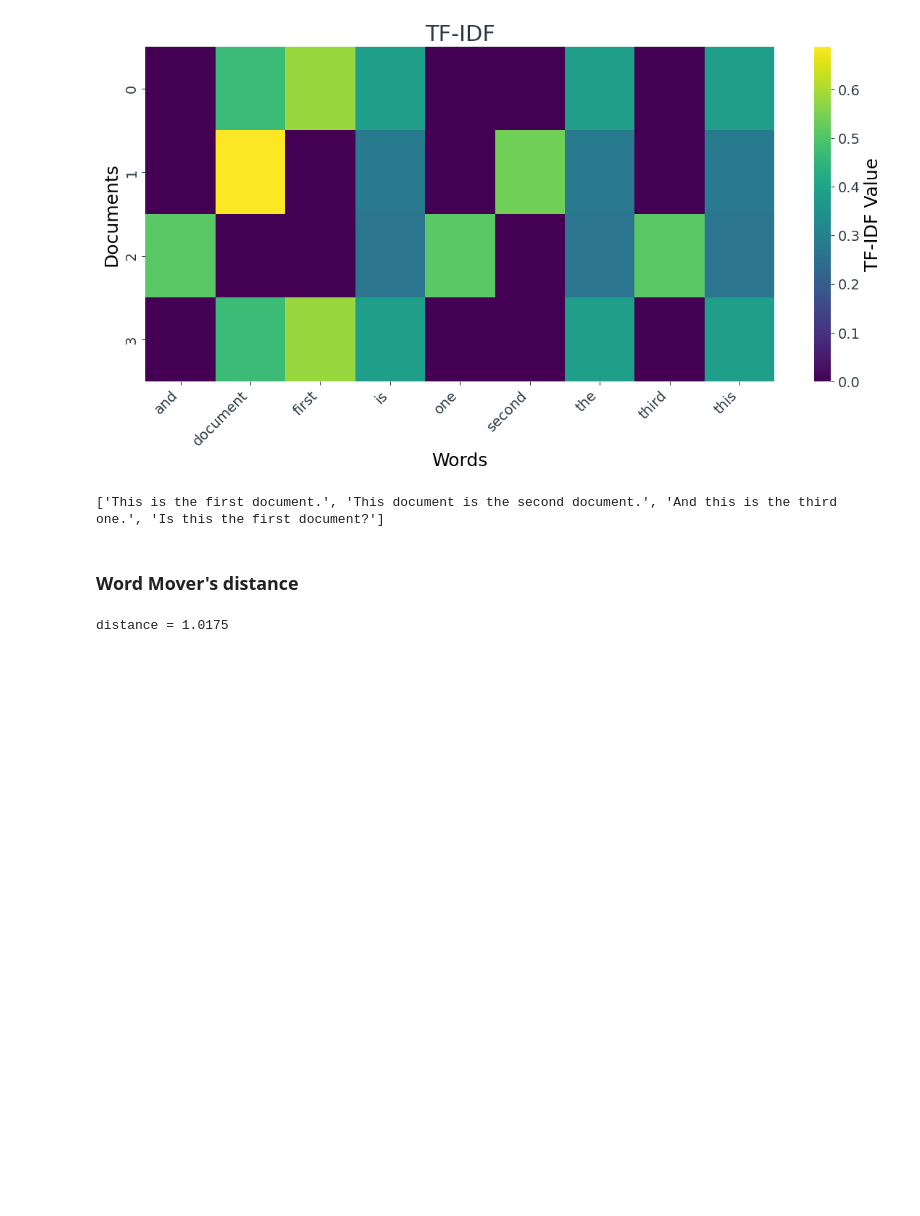
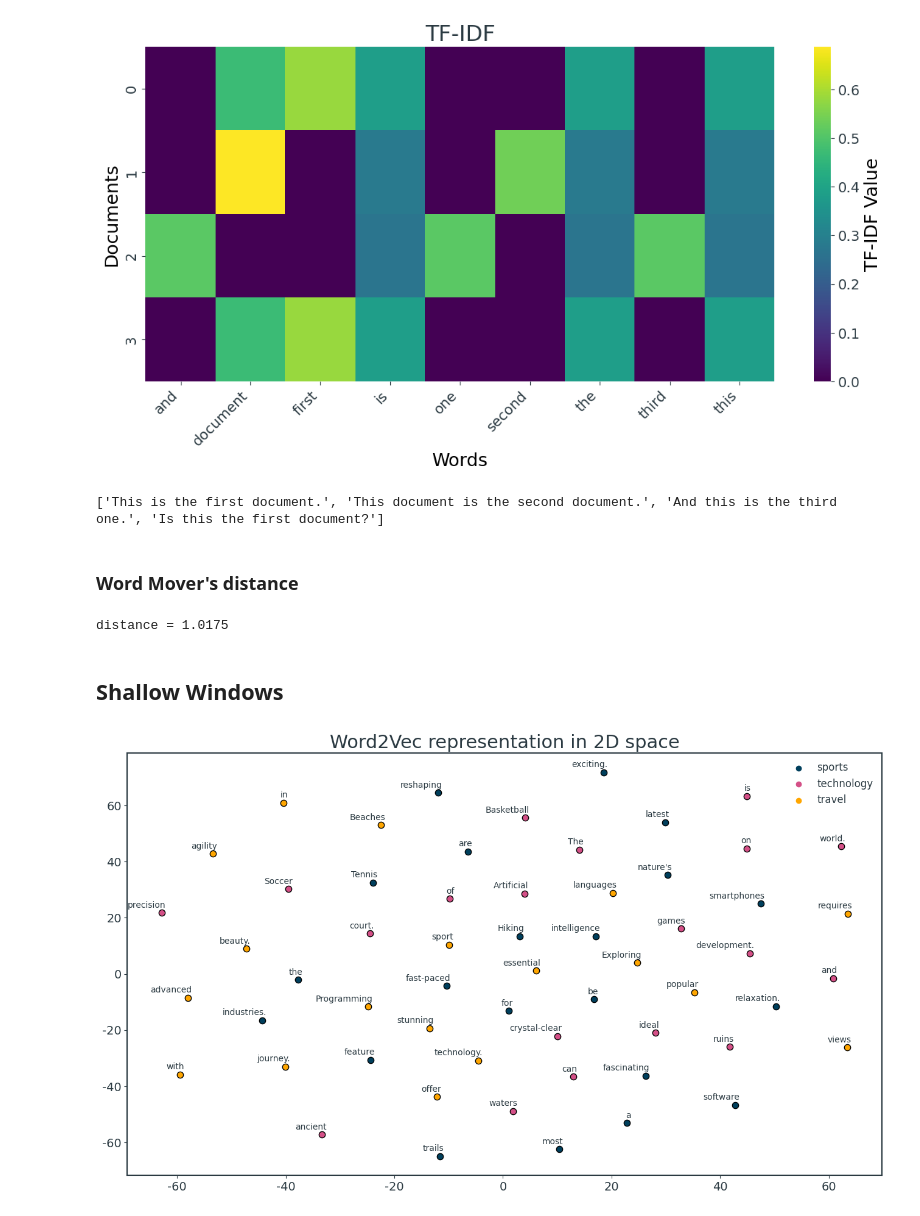
Before and after one commit to micheledinelli/text-distances, a Jupyter notebook: text-distance-analysis.ipynb, the cells around one changed output. Saved outputs shown, nothing was run; the diff lists cells and outputs as text; code cells hidden in the pictures; blank space fills up the shorter version.

```diff
--- a/text-distance-analysis.ipynb
+++ b/text-distance-analysis.ipynb
@@ -279,3 +339,71 @@ distance = model.wmdistance(sentence_obama, sentence_president)
 print('distance = %.4f' % distance)
 # %% [output]
 distance = 1.0175
+# %% [markdown]
+## Shallow Windows
+# %%
+from gensim.models import Word2Vec
+from sklearn.manifold import TSNE
+import matplotlib.pyplot as plt
+
+# Sample sentences for training
+sports_sentences = [
+    "Soccer is the most popular sport in the world.",
+    "Basketball games are fast-paced and exciting.",
+    "Tennis requires precision and agility on the court.",
+]
+
+technology_sentences = [
+    "Artificial intelligence is reshaping industries.",
+    "Programming languages are essential for software development.",
+    "The latest smartphones feature advanced technology.",
+]
+
+travel_sentences = [
+    "Exploring ancient ruins can be a fascinating journey.",
+    "Beaches with crystal-clear waters are ideal for relaxation.",
+    "Hiking trails offer stunning views of nature's beauty.",
+]
+
+# Combine sentences for different groups
+all_sentences = sports_sentences + technology_sentences + travel_sentences
+labels = ['sports'] * len(sports_sentences) + ['technology'] * len(technology_sentences) + ['travel'] * len(travel_sentences)
+colors_map = {'sports': colors[0], 'technology': colors[1], 'travel': colors[2]}
+
+# Tokenize the sentences into words
+tokenized_sentences = [sentence.split() for sentence in all_sentences]
+
+# Train Word2Vec model
+model = Word2Vec(sentences=tokenized_sentences, vector_size=100, window=5, min_count=1, workers=4)
+
+# Visualize word embeddings using t-SNE
+def tsne_plot(model, labels):
+    tokens = []
+    sentence_colors = []
+
+    for i, word in enumerate(model.wv.index_to_key):
+        tokens.append(model.wv[word])
+        token_label = labels[i % len(labels)]  # Cycling through labels
+        sentence_colors.append(colors_map[token_label])
+
+    tsne_model = TSNE(perplexity=40, n_components=2, init='pca', n_iter=2500, random_state=42)
+    new_values = tsne_model.fit_transform(tokens)
+
+    plt.figure(figsize=(16, 9))
+    for i in range(len(new_values)):
+        plt.scatter(new_values[i, 0], new_values[i, 1], color=sentence_colors[i], ec='black', s=55)
+        plt.annotate(model.wv.index_to_key[i], xy=(new_values[i, 0], new_values[i, 1]),
+                     xytext=(5, 4), textcoords='offset points', ha='right', va='bottom')
+
+    # Add legends
+    for category, color in colors_map.items():
+        plt.scatter([], [], color=color, label=category)
+
+    plt.title("Word2Vec representation in 2D space")
+    plt.legend()
+    plt.show()
+
+# Plot the t-SNE visualization
+tsne_plot(model, labels)
+# %% [output]
+[figure, added]
```
Also changed, not shown: parts of 5 cells of this notebook.
